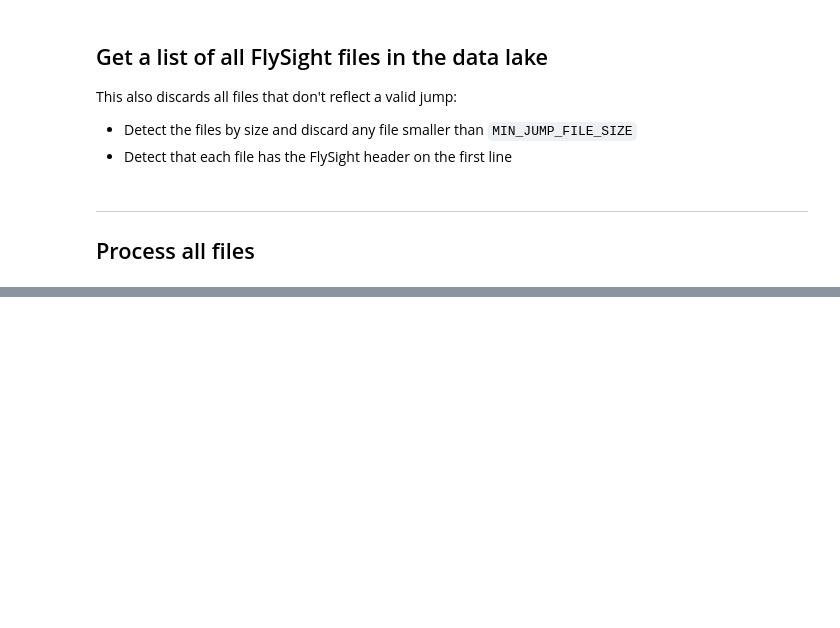
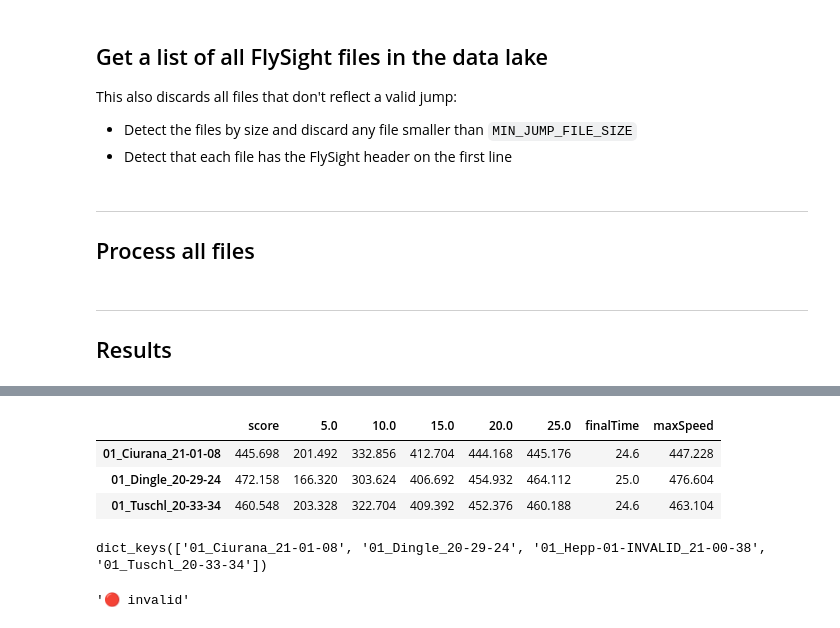
Before and after one commit to pr3d4t0r/SSScoring, a Jupyter notebook: proto-app-02-bulk-processing.ipynb, the cells around one changed output, grey strips where cells are left out. Cells and saved outputs as stored; diff of their text form; code cells hidden in the pictures; blank space fills up the shorter version.

Commit message:
Implemented bulk processing.  Presents results table, individual jumps for each FlySight data file, and aggregates all the jumps in a single graph.  Resolves #16.

```diff
--- a/proto-app-02-bulk-processing.ipynb
+++ b/proto-app-02-bulk-processing.ipynb
@@ -46,6 +61,8 @@ def validFlySightHeaderIn(fileCSV: str) -> bool:
     `True` if `fileCSV` is a FlySight CSV file, otherwise `False`.
     """
     delimiters =  [',', ]
+    hasAllHeaders = False
+    minAltitude = BREAKOFF_ALTITUDE+PERFORMANCE_WINDOW_LENGTH
     with open(fileCSV, 'r') as inputFile:
         dialect = csv.Sniffer().sniff(inputFile.readline(), delimiters = delimiters)
         if dialect.delimiter in delimiters:
@@ -53,8 +70,13 @@ def validFlySightHeaderIn(fileCSV: str) -> bool:
             header = next(csv.reader(inputFile))
         else:
             return False
+        hasAllHeaders = FLYSIGHT_HEADER.issubset(header)
 
-    return FLYSIGHT_HEADER.issubset(header)
+        if hasAllHeaders:
+            d = pd.read_csv(fileCSV, skiprows = (1,1))
+            if d.hMSL.max() < minAltitude:
+                return False
+    return hasAllHeaders
 # %%
 jumpFiles = list()
 for root, dirs, files in os.walk(DATA_LAKE_ROOT):
@@ -72,6 +96,9 @@ for root, dirs, files in os.walk(DATA_LAKE_ROOT):
 # %%
-jumpResults = list()
+jumpResults = dict()
 for jumpFile in jumpFiles:
-    jumpResults.append(processJump(
+    jumpResult = processJump(
         convertFlySight2SSScoring(
-            pd.read_csv(jumpFile, skiprows = (1, 1)))))
+            pd.read_csv(jumpFile, skiprows = (1, 1))))
+    tag = jumpFile.replace('CSV', '').replace('.', '').replace('/data', '').replace('/', ' ').strip()
+    if 'valid' in jumpResult.result:
+        jumpResults[tag] = jumpResult
@@ -86,0 +105,31 @@ x.drop('altitude (ft)')
+# %% [markdown]
+---
+## Results
+# %%
+def aggregateResults(jumpResults: dict) -> pd.DataFrame:
+    ref = 0
+    speeds = pd.DataFrame()
+    for jumpResultIndex in jumpResults.keys():
+        jumpResult = jumpResults[jumpResultIndex]
+        if 'invalid' not in jumpResult.result:
+            t = jumpResult.table
+            finalTime = t.iloc[-1].time
+            t.iloc[-1].time = LAST_TIME_TRANCHE
+            t = pd.pivot_table(t, columns = t.time)
+            t.drop(['altitude (ft)'], inplace = True)
+            d = pd.DataFrame([ jumpResult.score, ], index = [ jumpResultIndex, ], columns = [ 'score', ], dtype = object)
+            for column in t.columns:
+                d[column] = t[column][0]
+            d['finalTime'] = [ finalTime, ]
+            d['maxSpeed'] = jumpResult.maxSpeed
+
+            if speeds.empty:
+                speeds = d.copy()
+            else:
+                speeds = pd.concat([ speeds, d, ])
+    return speeds
+# %%
+aggregate = aggregateResults(jumpResults)
+display(widgets.HTML('<h3>Round 1 - FAI World Championship 2022 (sample)</h3>'))
+aggregate
+# %% [output]
@@ -86,0 +137,12 @@ x.drop('altitude (ft)')
+|  | score | 5.0 | 10.0 | 15.0 | 20.0 | 25.0 | finalTime | maxSpeed |
+| 01_Ciurana_21-01-08 | 445.698 | 201.492 | 332.856 | 412.704 | 444.168 | 445.176 | 24.6 | 447.228 |
+| 01_Dingle_20-29-24 | 472.158 | 166.320 | 303.624 | 406.692 | 454.932 | 464.112 | 25.0 | 476.604 |
+| 01_Tuschl_20-33-34 | 460.548 | 203.328 | 322.704 | 409.392 | 452.376 | 460.188 | 24.6 | 463.104 |
+# %%
+jumpResults.keys()
+# %% [output]
+dict_keys(['01_Ciurana_21-01-08', '01_Dingle_20-29-24', '01_Hepp-01-INVALID_21-00-38', '01_Tuschl_20-33-34'])
+# %%
+jumpResults['01_Hepp-01-INVALID_21-00-38'].result
+# %% [output]
+'🔴 invalid'
```
Also changed, not shown: parts of 16 cells of this notebook, 5 other files.
